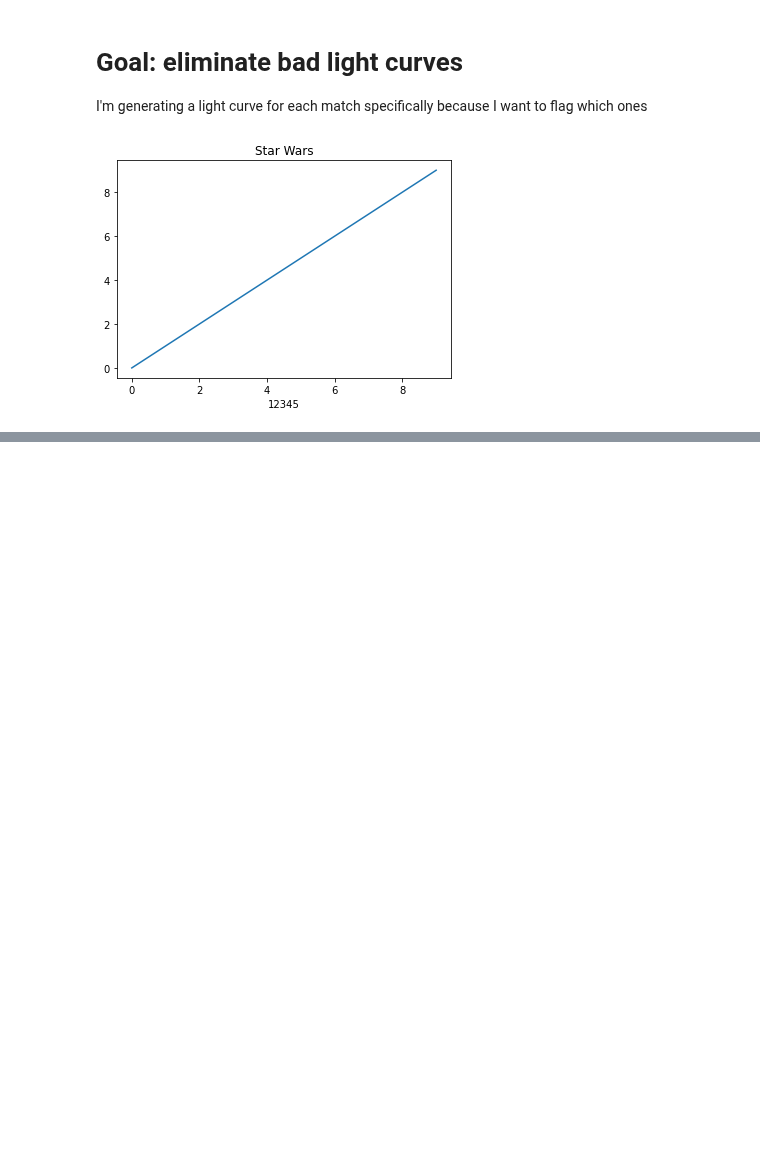
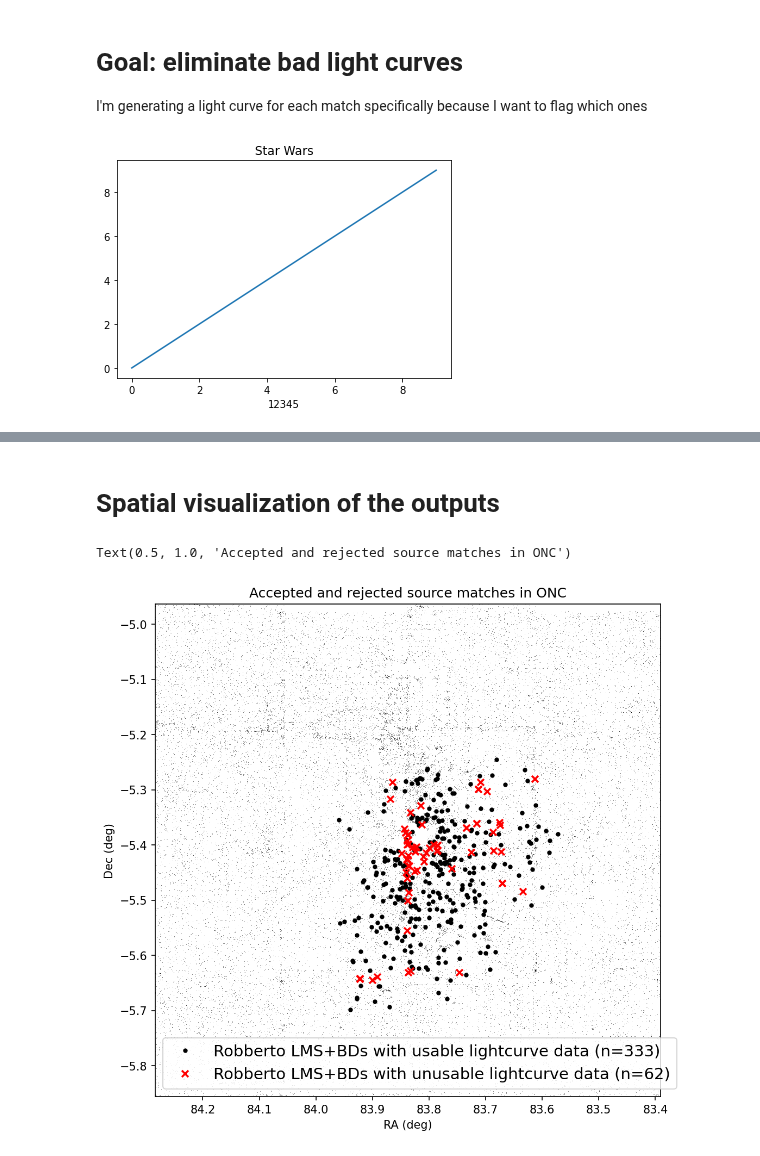
Before and after one commit to tomr-stargazer/Variability_Project_2020, a Jupyter notebook: wuvars/analysis/prototypes/Lightcurves of all matches - first pass for inspection.ipynb, the cells around one changed output, grey strips where cells are left out. Drawn from its saved outputs; the diff is of its cells as text; code cells hidden in the pictures; blank space fills up the shorter version.

```diff
--- a/wuvars/analysis/prototypes/Lightcurves of all matches - first pass for inspection.ipynb
+++ b/wuvars/analysis/prototypes/Lightcurves of all matches - first pass for inspection.ipynb
@@ -40,3 +42,5 @@ Loading WSERV5 photometry data... DONE (elapsed time: 0.44s)
+# %%
+q = quality_classes.load_q(5)
 # %%
 lowmass_match_sids = lowmass_joint_matches['SOURCEID']
 # %%
@@ -101,0 +232,4 @@ for i, sid in enumerate(lowmass_match_sids):
+# %%
+dat = photometry.group_wserv_v2(photometry.load_wserv_v2(7))
+q = quality_classes.load_q(7)
+lowmass_match_sids = lowmass_ngc_joint_matches['SOURCEID']
@@ -101,0 +364,4 @@ for i, sid in enumerate(lowmass_match_sids):
+# %%
+dat = photometry.group_wserv_v2(photometry.load_wserv_v2(8))
+q = quality_classes.load_q(8)
+lowmass_match_sids = lowmass_ic_joint_matches['SOURCEID']
@@ -101,0 +494,34 @@ for i, sid in enumerate(lowmass_match_sids):
+# %% [markdown]
+# Spatial visualization of the outputs
+# %%
+import pandas as pd
+
+lc_dir = "/Users/tsrice/Documents/Variability_Project_2020/wuvars/analysis/prototypes/BD_lcs_v3"
+inspect_onc = pd.read_csv(os.path.join(lc_dir, "inspection_onc.csv"), skipinitialspace=True)
+
+onc_spread = spreadsheet.load_wserv_v2(5)
+onc_q = quality_classes.load_q(5)
+# %%
+plt.figure(figsize=(8,8), dpi=150)
+
+rejected_sources = inspect_onc['SOURCEID'][inspect_onc['exclude?'] == 'yes']
+# inspect_onc['SOURCEID']
+
+rejected_sources_indices = np.in1d(lowmass_joint_matches['SOURCEID'], rejected_sources)
+
+plt.plot(np.degrees(onc_spread['median']['RA']), np.degrees(onc_spread['median']['DEC']), 'k,', alpha=0.5)
+
+plt.plot(np.degrees(lowmass_joint_matches['RA'][~rejected_sources_indices]), np.degrees(lowmass_joint_matches['DEC'][~rejected_sources_indices]), 'k.', label='Robberto LMS+BDs with usable lightcurve data (n=333)')
+plt.plot(np.degrees(lowmass_joint_matches['RA'][rejected_sources_indices]), np.degrees(lowmass_joint_matches['DEC'][rejected_sources_indices]), 'rx', ms=6, mew=1.7, label='Robberto LMS+BDs with unusable lightcurve data (n=62)')
+plt.gca().invert_xaxis()
+plt.xlabel("RA (deg)")
+plt.ylabel("Dec (deg)")
+
+plt.xlim(np.degrees(onc_spread['median']['RA'][onc_q.q2]).max(), np.degrees(onc_spread['median']['RA'][onc_q.q2]).min())
+plt.ylim(np.degrees(onc_spread['median']['DEC']).min(), np.degrees(onc_spread['median']['DEC']).max())
+
+plt.legend(fontsize=14, loc='lower left')
+plt.title("Accepted and rejected source matches in ONC")
+# %% [output]
+Text(0.5, 1.0, 'Accepted and rejected source matches in ONC')
+[figure, added]
```
Also changed, not shown: parts of 27 cells of this notebook.
